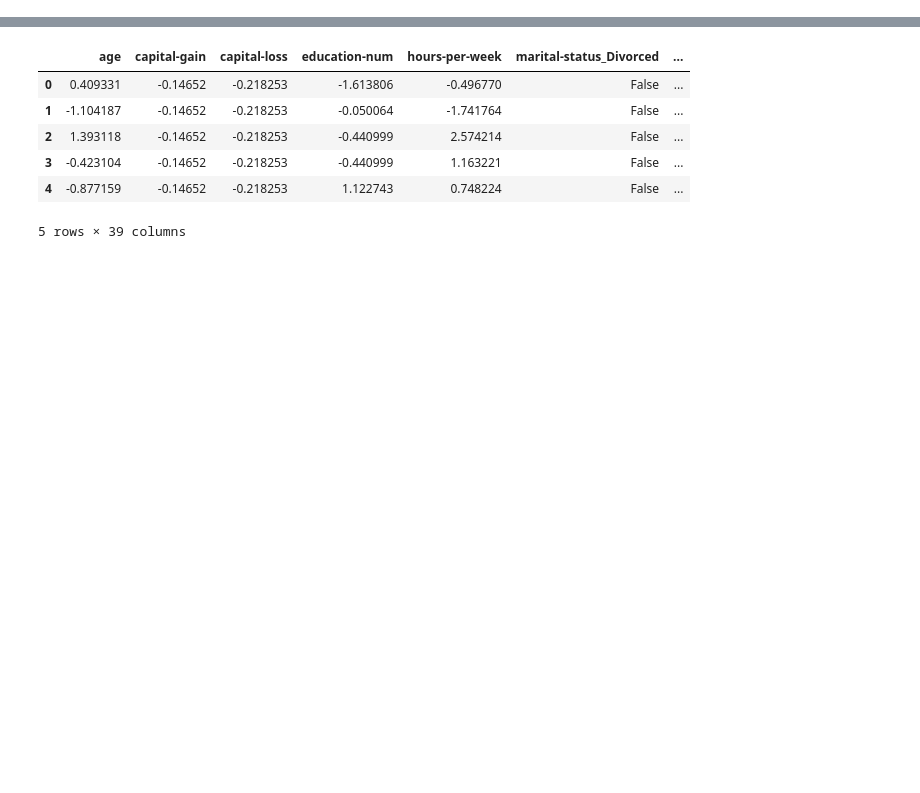
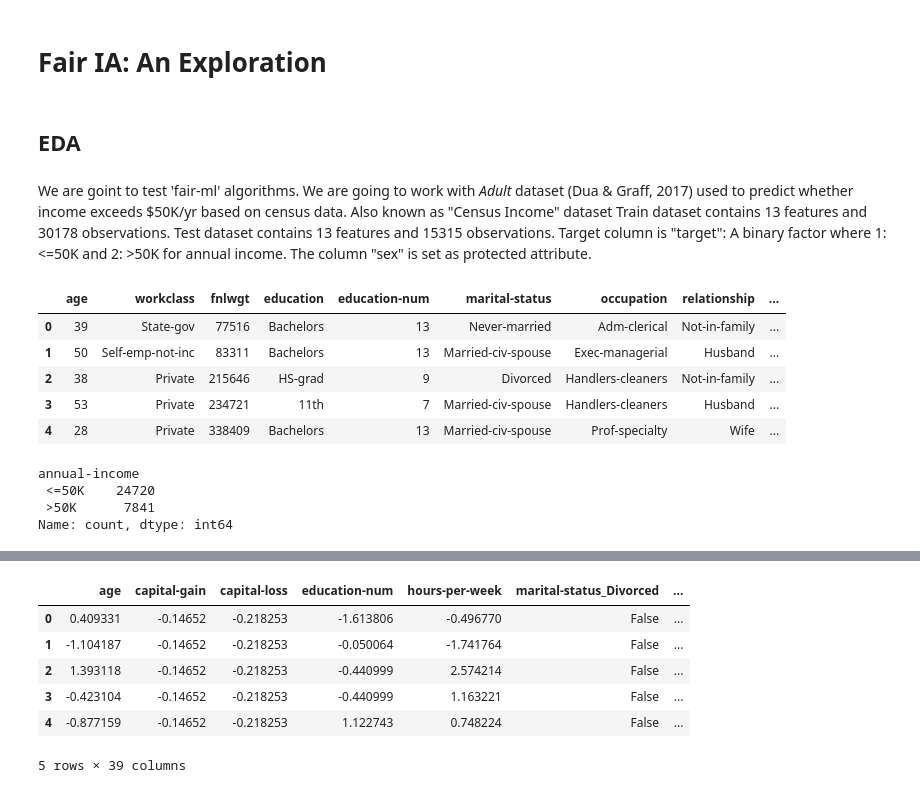
Before and after one commit to castillosebastian/castillosebastian_colabs, a Jupyter notebook: Fair_AI/adult_income_prediction/adult_income_prediction_v2.ipynb, the cells around one changed output, grey strips where cells are left out. Drawn from its saved outputs; the diff is of its cells as text; code cells hidden in the pictures; blank space fills up the shorter version.

```diff
--- a/Fair_AI/adult_income_prediction/adult_income_prediction.ipynb
+++ b/Fair_AI/adult_income_prediction/adult_income_prediction_v2.ipynb
@@ -1,2 +1,35 @@
 # %% [markdown]
 [![Open In Colab](https://colab.research.google.com/assets/colab-badge.svg)](https://github.com/castillosebastian/castillosebastian_colabs/blob/main/adult_income_prediction/adult_income_prediction.ipynb)
+# %% [markdown]
+# Fair IA: An Exploration
+# %% [markdown]
+## EDA
+# %% [markdown]
+We are goint to test 'fair-ml' algorithms. We are going to work with *Adult* dataset (Dua & Graff, 2017) used to predict whether income exceeds $50K/yr based on census data. Also known as "Census Income" dataset Train dataset contains 13 features and 30178 observations. Test dataset contains 13 features and 15315 observations. Target column is "target": A binary factor where 1: <=50K and 2: >50K for annual income. The column "sex" is set as protected attribute.
+# %%
+import pandas as pd
+url = 'https://archive.ics.uci.edu/ml/machine-learning-databases/adult/adult.data'
+names = [
+        'age', 'workclass', 'fnlwgt', 'education',
+        'education-num', 'marital-status', 'occupation',
+        'relationship', 'race', 'sex', 'capital-gain',
+        'capital-loss', 'hours-per-week', 'native-country',
+        'annual-income'
+    ]
+data = pd.read_csv(url, sep=',', names=names)
+# %%
+data.head()
+# %% [output]
+|  | age | workclass | fnlwgt | education | education-num | marital-status | occupation | relationship | ... |
+| 0 | 39 | State-gov | 77516 | Bachelors | 13 | Never-married | Adm-clerical | Not-in-family | ... |
+| 1 | 50 | Self-emp-not-inc | 83311 | Bachelors | 13 | Married-civ-spouse | Exec-managerial | Husband | ... |
+| 2 | 38 | Private | 215646 | HS-grad | 9 | Divorced | Handlers-cleaners | Not-in-family | ... |
+| 3 | 53 | Private | 234721 | 11th | 7 | Married-civ-spouse | Handlers-cleaners | Husband | ... |
+| 4 | 28 | Private | 338409 | Bachelors | 13 | Married-civ-spouse | Prof-specialty | Wife | ... |
+# %%
+data['annual-income'].value_counts()
+# %% [output]
+annual-income
+ <=50K    24720
+ >50K      7841
+Name: count, dtype: int64
```
Also changed, not shown: parts of 19 cells of this notebook.
